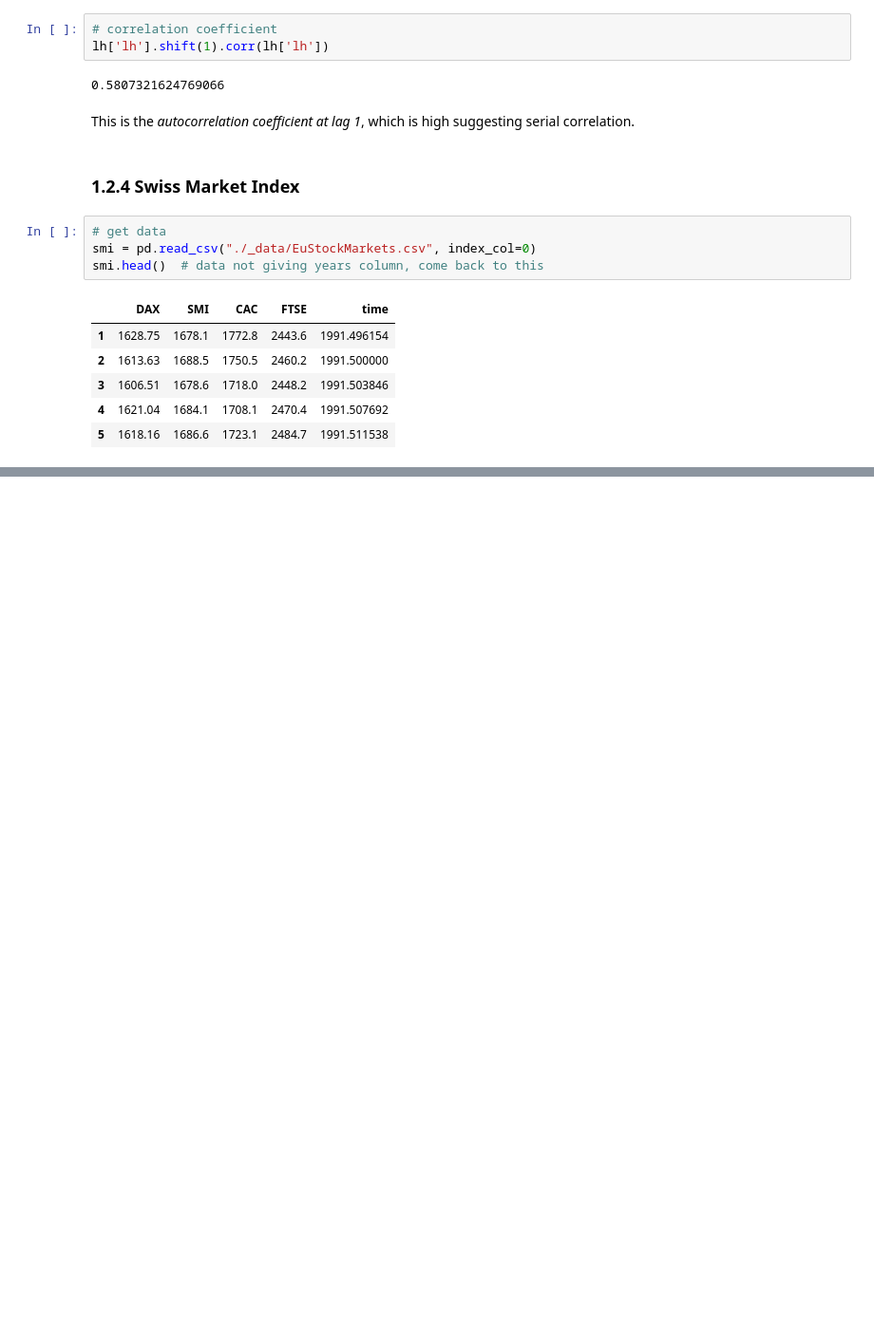
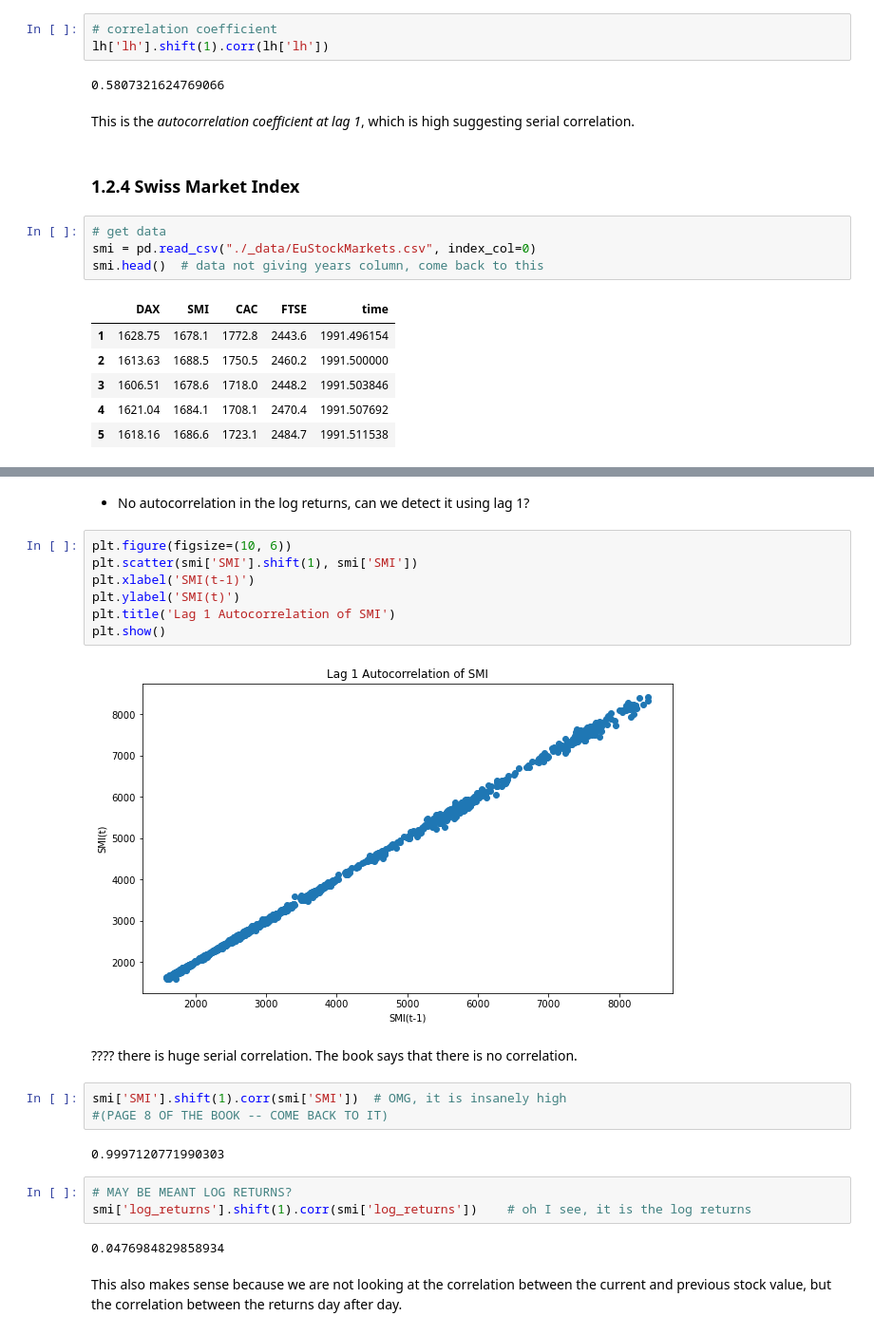
Before and after one commit to eugenebaraka/Books-and-Courses, a Jupyter notebook: timeseries/chapter1.ipynb, the cells around one changed output, grey strips where cells are left out. Shown at 95% size. Saved outputs shown, nothing was run; the diff lists cells and outputs as text; blank space fills up the shorter version.

```diff
--- a/timeseries/chapter1.ipynb
+++ b/timeseries/chapter1.ipynb
@@ -164,0 +193,25 @@ smi.head()  # data not giving years column, come back to this
+# %% [markdown]
+- No autocorrelation in the log returns, can we detect it using lag 1?
+# %%
+plt.figure(figsize=(10, 6))
+plt.scatter(smi['SMI'].shift(1), smi['SMI'])
+plt.xlabel('SMI(t-1)')
+plt.ylabel('SMI(t)')
+plt.title('Lag 1 Autocorrelation of SMI')
+plt.show()
+# %% [output]
+[figure, added]
+# %% [markdown]
+???? there is huge serial correlation. The book says that there is no correlation.
+# %%
+smi['SMI'].shift(1).corr(smi['SMI'])  # OMG, it is insanely high
+#(PAGE 8 OF THE BOOK -- COME BACK TO IT)
+# %% [output]
+0.9997120771990303
+# %%
+# MAY BE MEANT LOG RETURNS?
+smi['log_returns'].shift(1).corr(smi['log_returns'])    # oh I see, it is the log returns
+# %% [output]
+0.0476984829858934
+# %% [markdown]
+This also makes sense because we are not looking at the correlation between the current and previous stock value, but the correlation between the returns day after day.
```
Also changed, not shown: parts of 5 cells of this notebook, 1 other file.
